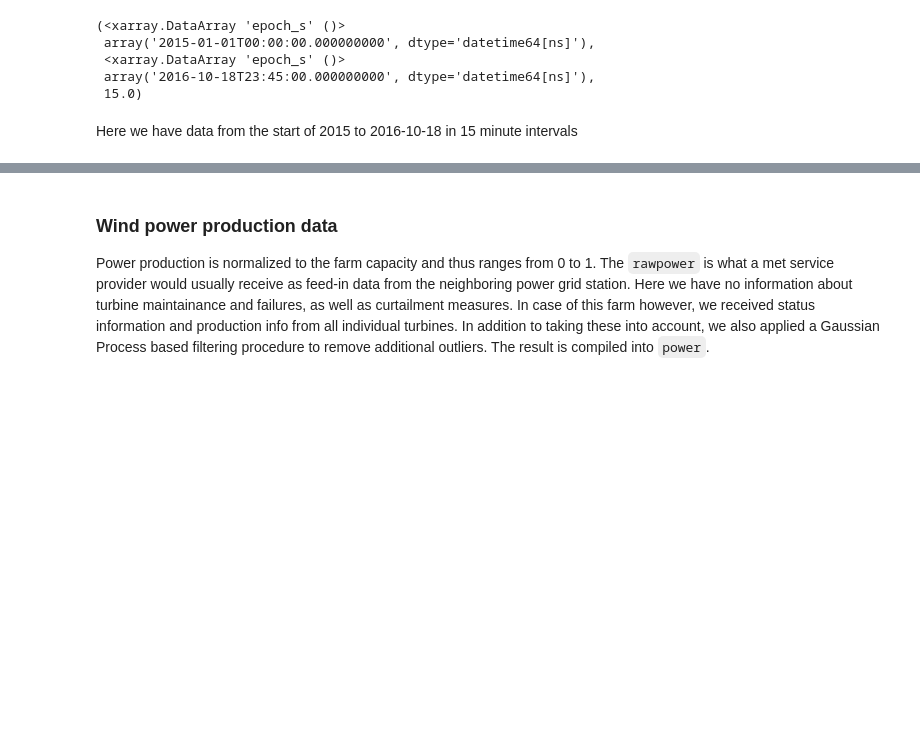
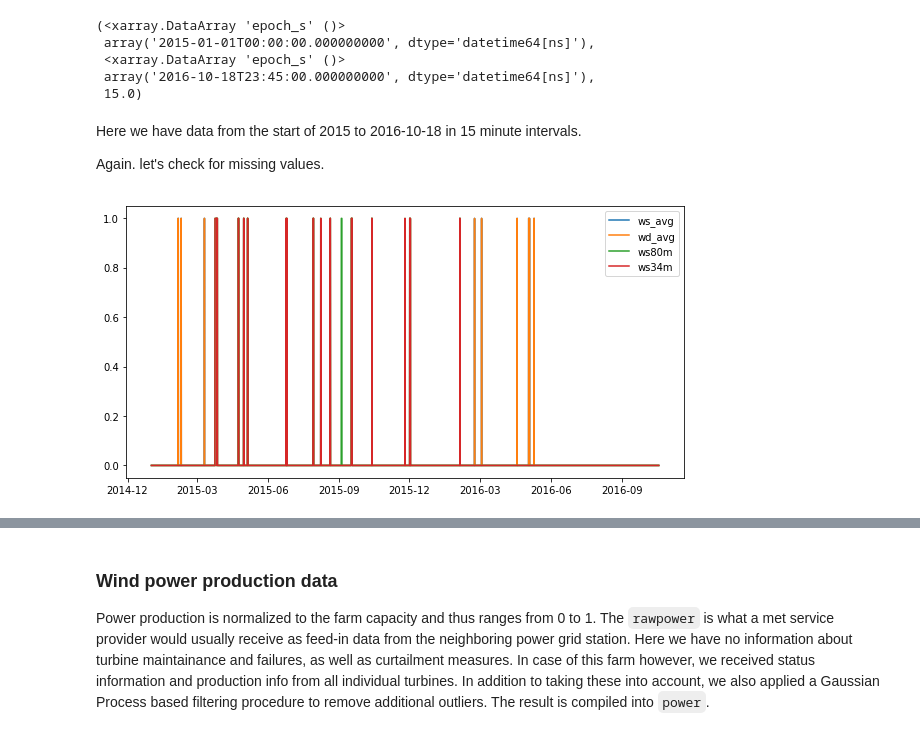
Before and after one commit to waves2weather/W2W-ML-Workshop, a Jupyter notebook: nb4_prep-windfarm.ipynb, the cells around one changed output, grey strips where cells are left out. Drawn from its saved outputs; the diff is of its cells as text; code cells hidden in the pictures; blank space fills up the shorter version.

```diff
--- a/nb4_prep-windfarm.ipynb
+++ b/nb4_prep-windfarm.ipynb
@@ -174,4 +192,13 @@ met.epoch_s.min(), met.epoch_s.max(), int(met.epoch_s[1] - met.epoch_s[0]) * ns2
  array('2016-10-18T23:45:00.000000000', dtype='datetime64[ns]'),
  15.0)
 # %% [markdown]
-Here we have data from the start of 2015 to 2016-10-18 in 15 minute intervals
+Here we have data from the start of 2015 to 2016-10-18 in 15 minute intervals.
+
+Again. let's check for missing values.
+# %%
+fig = plt.figure(figsize=(10, 5))
+for v, da in met.data_vars.items():
+    plt.plot(met.epoch_s, np.isnan(da.values), label=v)
+plt.legend();
+# %% [output]
+[figure, added]
```
Also changed, not shown: parts of 69 cells of this notebook, 2 other files.
